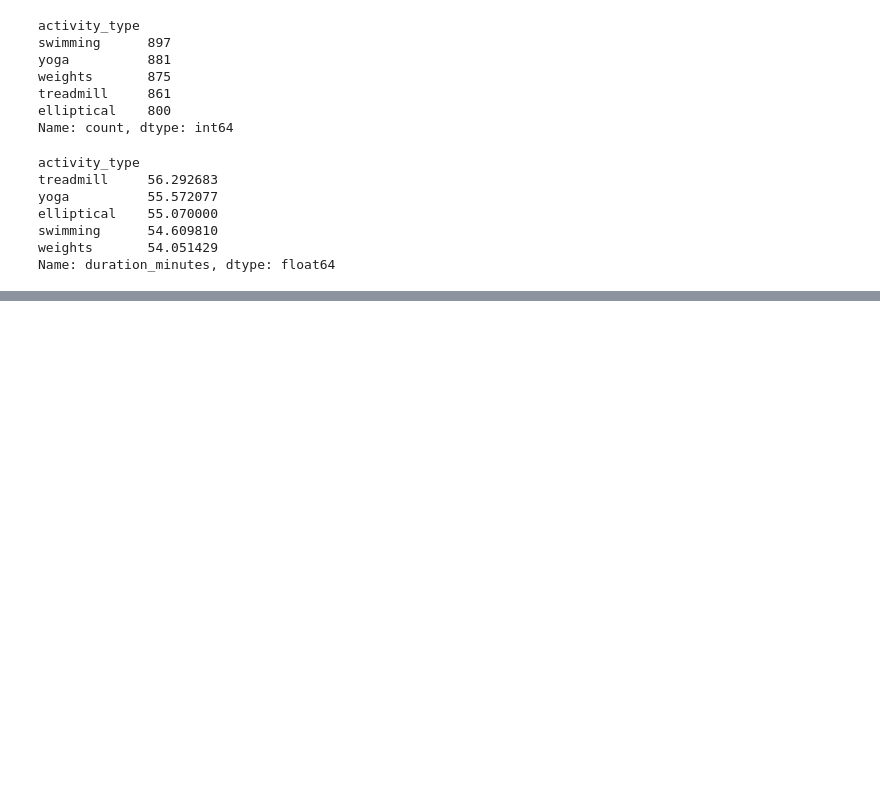
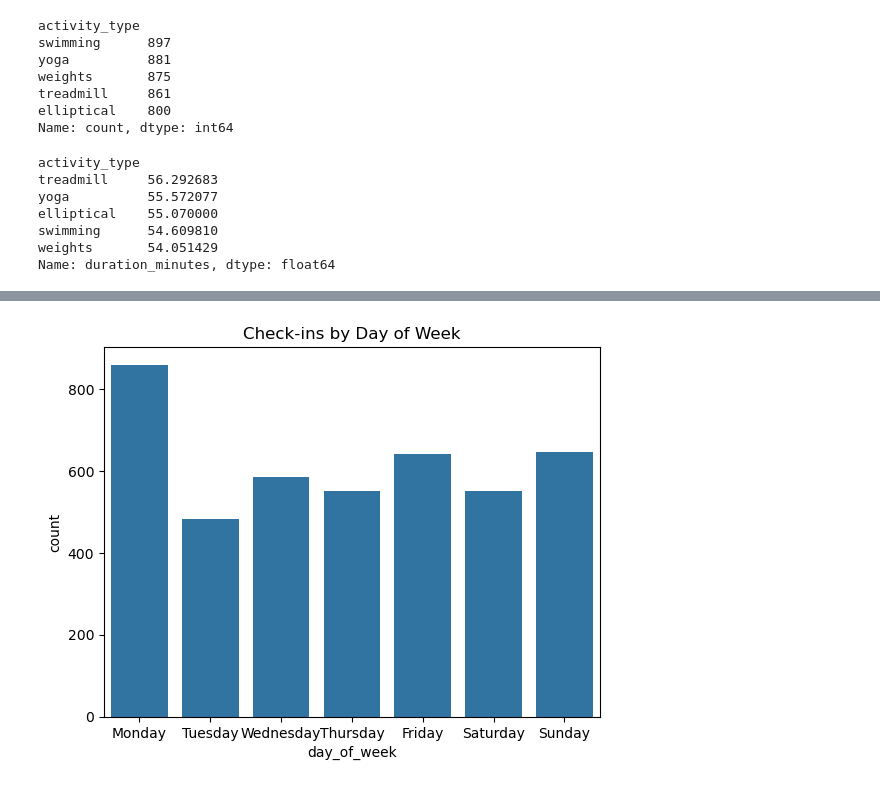
Before and after one commit to tcsimm/SyntheticGymData, a Jupyter notebook: notebooks/02_EDA.ipynb, the cells around one changed output, grey strips where cells are left out. Drawn from its saved outputs; the diff is of its cells as text; code cells hidden in the pictures; blank space fills up the shorter version.

```diff
--- a/notebooks/02_EDA.ipynb
+++ b/notebooks/02_EDA.ipynb
@@ -89,0 +106,8 @@ Name: duration_minutes, dtype: float64
+# %%
+sns.countplot(x='day_of_week', data=df, order=[
+    'Monday', 'Tuesday', 'Wednesday', 'Thursday', 'Friday', 'Saturday', 'Sunday'
+])
+plt.title('Check-ins by Day of Week')
+plt.show()
+# %% [output]
+[figure, added]
```
Also changed, not shown: parts of 2 cells of this notebook.
